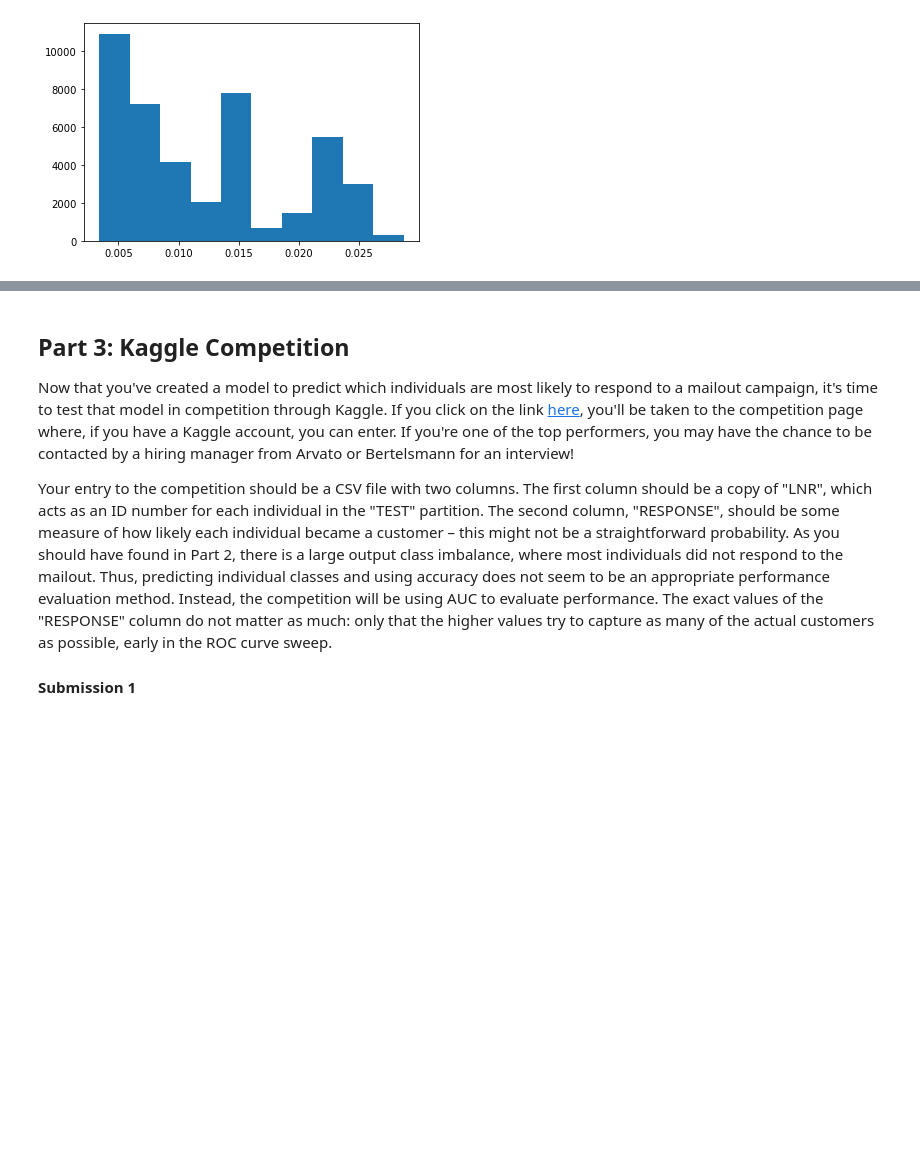
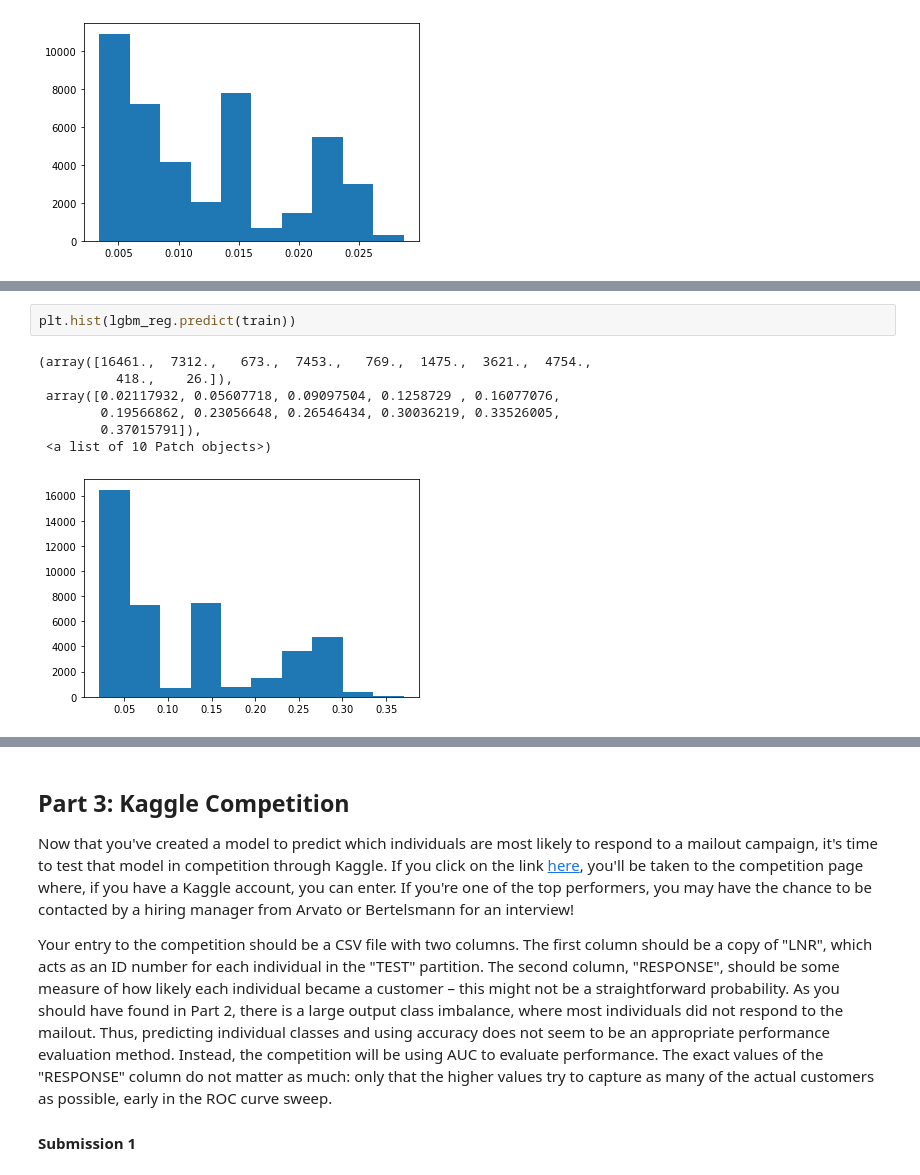
Before and after one commit to itirkaa/Arvato-Customer-Segmentation, a Jupyter notebook: 3_Customer_Aquisition.ipynb, the cells around one changed output, grey strips where cells are left out. Saved outputs shown, nothing was run; the diff lists cells and outputs as text; blank space fills up the shorter version.

```diff
--- a/3_Customer_Aquisition.ipynb
+++ b/3_Customer_Aquisition.ipynb
@@ -666,0 +706,10 @@ plt.hist(lgbm_reg.predict(train))
+# %%
+plt.hist(lgbm_reg.predict(train))
+# %% [output]
+(array([16461.,  7312.,   673.,  7453.,   769.,  1475.,  3621.,  4754.,
+          418.,    26.]),
+ array([0.02117932, 0.05607718, 0.09097504, 0.1258729 , 0.16077076,
+        0.19566862, 0.23056648, 0.26546434, 0.30036219, 0.33526005,
+        0.37015791]),
+ <a list of 10 Patch objects>)
+[figure, added]
```
Also changed, not shown: parts of 6 cells of this notebook.
